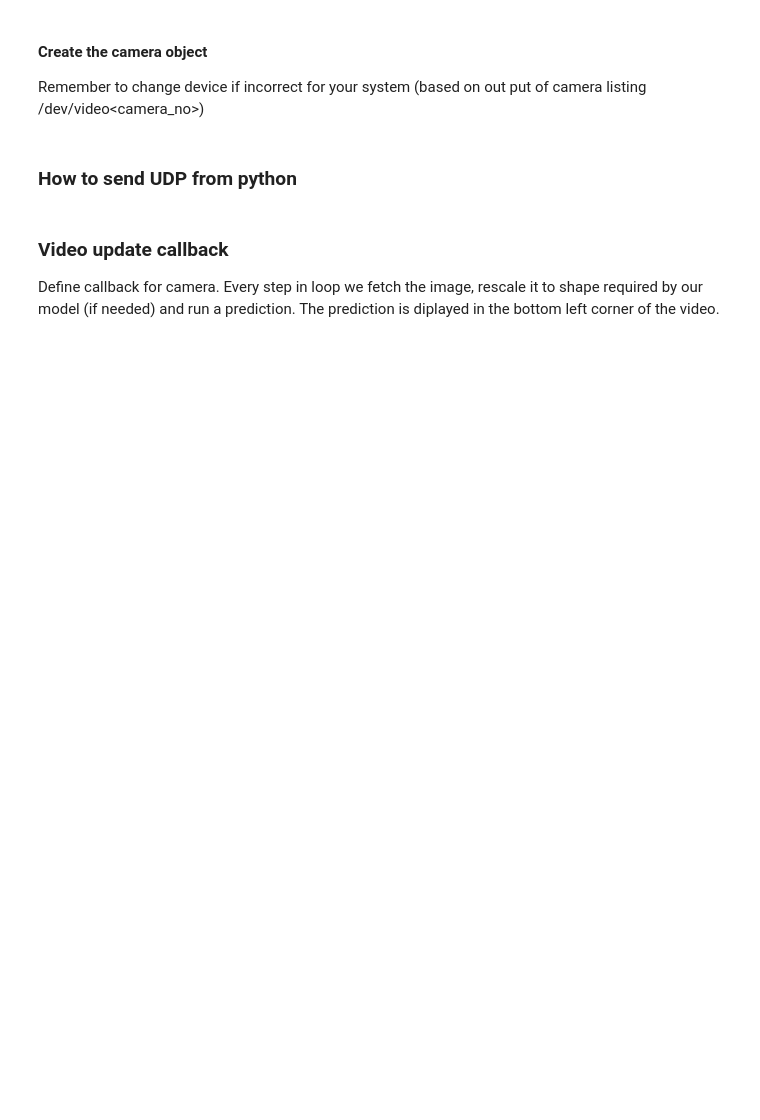
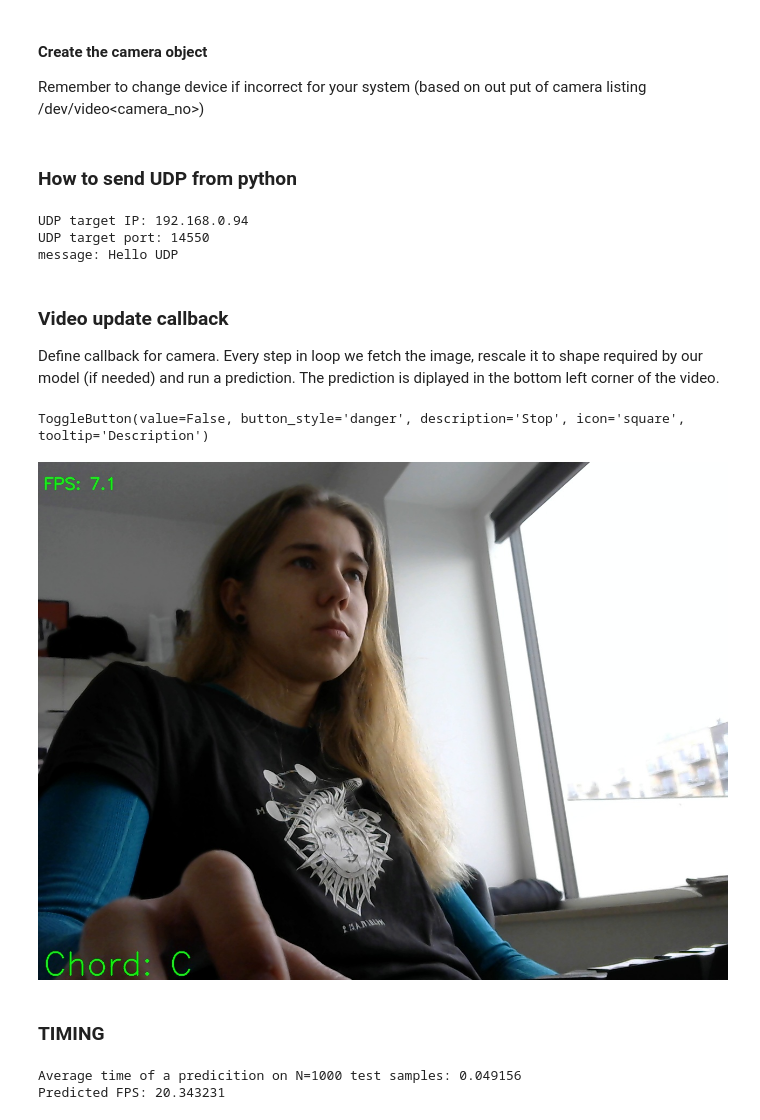
Before and after one commit to BjoernTroldahl/Machine-Learning-Classification-for-Guitar-Chords, a Jupyter notebook: Camera Input to Model.ipynb, the cells around one changed output. Cells and saved outputs as stored; diff of their text form; code cells hidden in the pictures; blank space fills up the shorter version.

Commit message:
Inference time measurement

```diff
--- a/Camera Input to Model.ipynb
+++ b/Camera Input to Model.ipynb
@@ -104,9 +109,26 @@ chord_mappings = ["Background",
                   "F","Fm","F#","F#m",
                   "G","Gm","G#","G#m"];
 
+
+lastPrediction = ""
+matchCount = 0
+sendThreshold = 5
+
 def sendPredictionUDP(prediction):
+    global matchCount
+    if prediction == lastPrediction:
+        matchCount += 1
+
+    if matchCount != sendThreshold:
+        return
+
     chord_number = chord_mappings.index(prediction)
     sock.sendto(chord_number.to_bytes(length=1, byteorder='little', signed=False), (UDP_IP, UDP_PORT))
+    matchCount = 0
+# %% [output]
+UDP target IP: 192.168.0.94
+UDP target port: 14550
+message: Hello UDP
 # %% [markdown]
 ### Video update callback
 
@@ -123,6 +145,7 @@ stopButton = widgets.ToggleButton(
 )
 
 font = cv2.FONT_HERSHEY_SIMPLEX
+start_time = 0
 
 # Display function
 def view(model, button):
@@ -130,32 +153,43 @@ def view(model, button):
     display_handle = display(None, display_id=True) # display inside Jupyter Notebook
 
     while True: # video "callback"
+        global start_time
+        time = timer() - start_time
+        start_time = timer()
         ret, frame = cap.read() # read the frame
 
         if not ret or stopButton.value == True: # if frame can't be read or user clicked the "Stop" button
             cap.release()
             display_handle.update(None)
 
         prediction = predict(model, frame)
+
         # Send predicted class by UDP to computer running our plugin
         sendPredictionUDP(prediction)
 
         # Display predicted class
-        cv2.putText(frame, prediction, (10, frame.shape[0] - 10), font, 3, (0, 255, 0), 2, cv2.LINE_AA, False)
+        cv2.putText(frame, "Chord: " + prediction, (10, frame.shape[0] - 10), font, 2, (0, 255, 0), 2, cv2.LINE_AA, False)
+        cv2.putText(frame, "FPS: " + str(round(1 / time,1)), (10, 50), font, 1, (0, 255, 0), 2, cv2.LINE_AA, False)
 
         _, frame = cv2.imencode('.jpeg', frame)
         display_handle.update(Image(data=frame.tobytes()))
+
 
 
 # Run
 # ================
 display(stopButton) # show stop button
 
 cnn_model = loadCNNModel('Models/model_1_weights.h5')
 
 session = K.get_session()
 graph = tf.get_default_graph()
 graph.finalize() # finalize
 
 thread = threading.Thread(target=view, args=(cnn_model, stopButton,))
 thread.start()
+# %% [output]
+ToggleButton(value=False, button_style='danger', description='Stop', icon='square', tooltip='Description')
+[figure, added]
+# %% [markdown]
+### TIMING
@@ -161,0 +208,6 @@ thread.start()
+# %%
+print("Average time of a predicition on N={:d} test samples: {:3f}".format(N, avg_time)) # Average time of prediction
+print("Predicted FPS: {:f}".format(1 / avg_time))
+# %% [output]
+Average time of a predicition on N=1000 test samples: 0.049156
+Predicted FPS: 20.343231
```
Also changed, not shown: parts of 4 cells of this notebook.
